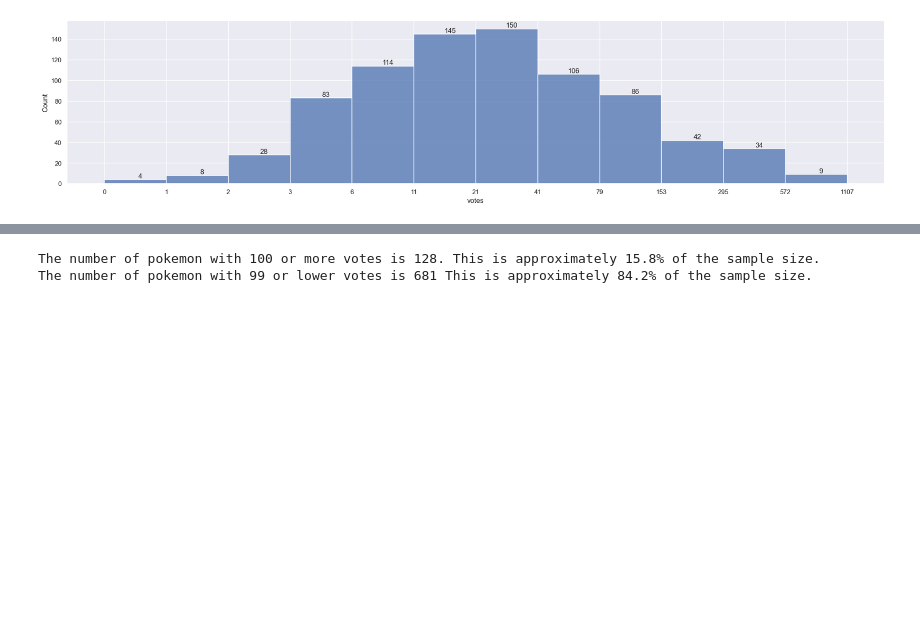
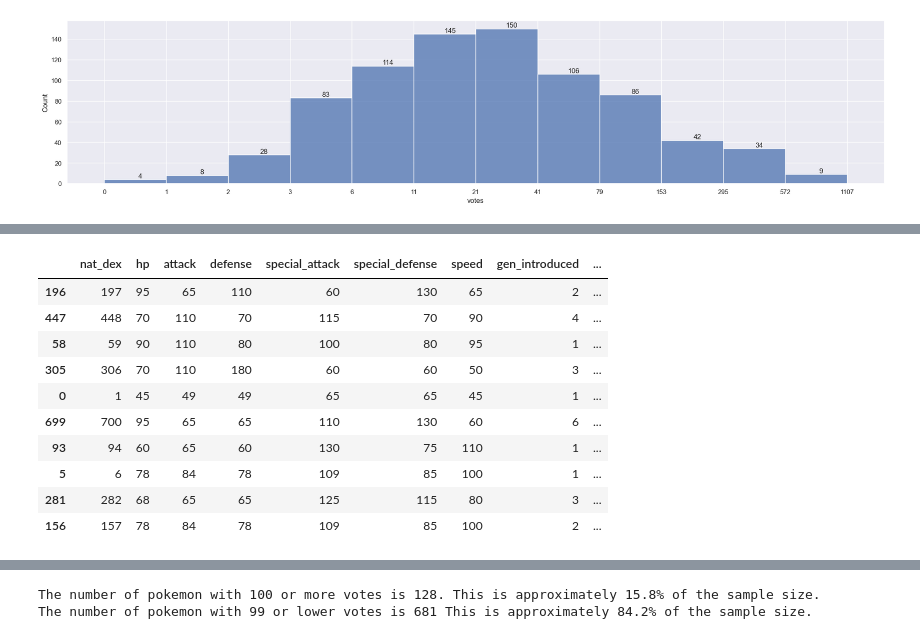
Before and after one commit to LeeMerrow/Pokemon-Popularity, a Jupyter notebook: Pokemon.ipynb, the cells around one changed output, grey strips where cells are left out. Drawn from its saved outputs; the diff is of its cells as text; code cells hidden in the pictures; blank space fills up the shorter version.

```diff
--- a/Pokemon.ipynb
+++ b/Pokemon.ipynb
@@ -447,0 +469,17 @@ def sort_df(dataframe, column_name, ascending=False):
+# %%
+# Lets find out what is the highest voted pokemon by primary_color
+max_votes_color = poke.groupby('primary_color')['votes'].idxmax()
+results_color = poke.loc[max_votes_color]
+results_color
+# %% [output]
+|  | nat_dex | hp | attack | defense | special_attack | special_defense | speed | gen_introduced | ... |
+| 196 | 197 | 95 | 65 | 110 | 60 | 130 | 65 | 2 | ... |
+| 447 | 448 | 70 | 110 | 70 | 115 | 70 | 90 | 4 | ... |
+| 58 | 59 | 90 | 110 | 80 | 100 | 80 | 95 | 1 | ... |
+| 305 | 306 | 70 | 110 | 180 | 60 | 60 | 50 | 3 | ... |
+| 0 | 1 | 45 | 49 | 49 | 65 | 65 | 45 | 1 | ... |
+| 699 | 700 | 95 | 65 | 65 | 110 | 130 | 60 | 6 | ... |
+| 93 | 94 | 60 | 65 | 60 | 130 | 75 | 110 | 1 | ... |
+| 5 | 6 | 78 | 84 | 78 | 109 | 85 | 100 | 1 | ... |
+| 281 | 282 | 68 | 65 | 65 | 125 | 115 | 80 | 3 | ... |
+| 156 | 157 | 78 | 84 | 78 | 109 | 85 | 100 | 2 | ... |
```
Also changed, not shown: parts of 3 cells of this notebook, 1 other file.
